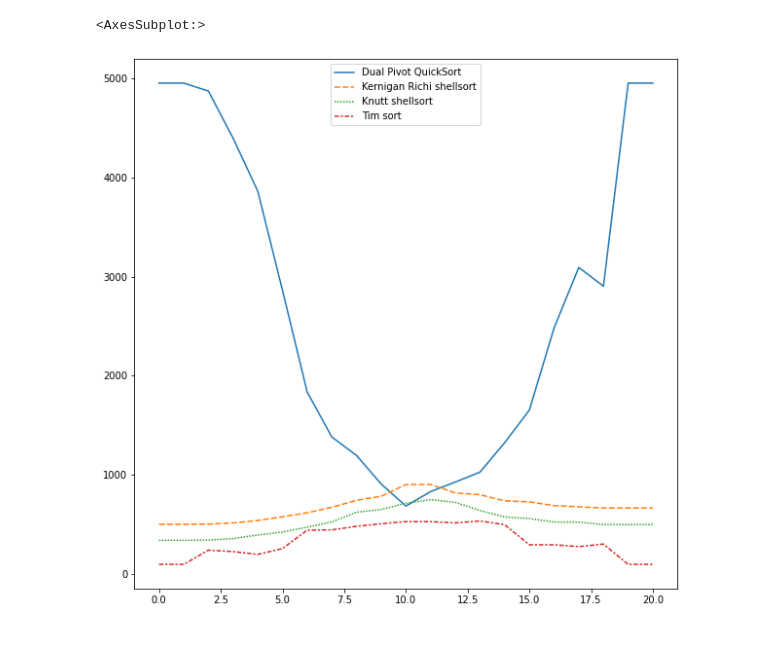
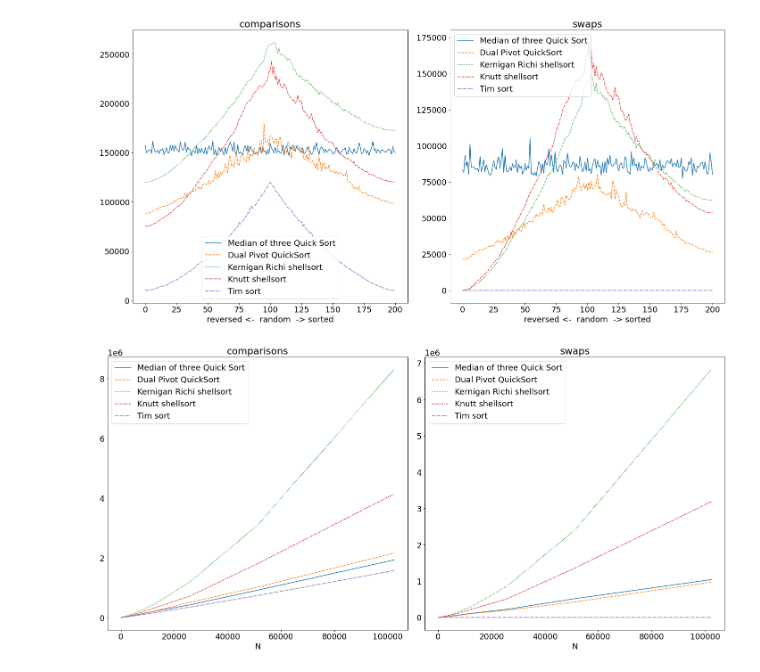
Before and after one commit to FadeevEgor/education, a Jupyter notebook: sorting/analysis.ipynb, the cells around one changed output. Saved outputs shown, nothing was run; the diff lists cells and outputs as text; code cells hidden in the pictures; blank space fills up the shorter version.

```diff
--- a/sorting/analysis.ipynb
+++ b/sorting/analysis.ipynb
@@ -7,8 +13,26 @@ from matplotlib import pyplot as plt
 # %%
-comparisons = pd.read_csv("./data/_comparisons.csv", index_col=0)
+N = 5000
+titles = ["comparisons", "swaps"]
 
-plt.figure(figsize=(10, 10))
-sns.lineplot(data=comparisons)
+fig, axs = plt.subplots(nrows=1, ncols=2, figsize=(20, 10))
+for i in range(2):
+    df = pd.read_csv(f"./data/{N}_{titles[i]}.csv", index_col=0)
+    sns.lineplot(data=df, ax=axs[i])
+    axs[i].set_xlabel("reversed <-  random  -> sorted")
+    axs[i].set_title(titles[i])
+
+plt.tight_layout()
 # %% [output]
-<AxesSubplot:>
-[figure, old version]
+[figure, new version]
+# %%
+titles = ["comparisons", "swaps"]
+fig, axs = plt.subplots(nrows=1, ncols=2, figsize=(20, 10))
+for i in range(2):
+    df = pd.read_csv(f"./data/{titles[i]}.csv", index_col=0)
+    sns.lineplot(data=df, ax=axs[i])
+    axs[i].set_xlabel("N")
+    axs[i].set_title(titles[i])
+
+plt.tight_layout()
+# %% [output]
+[figure, added]
```
Also changed, not shown: parts of 1 cell of this notebook, 8 other files.
